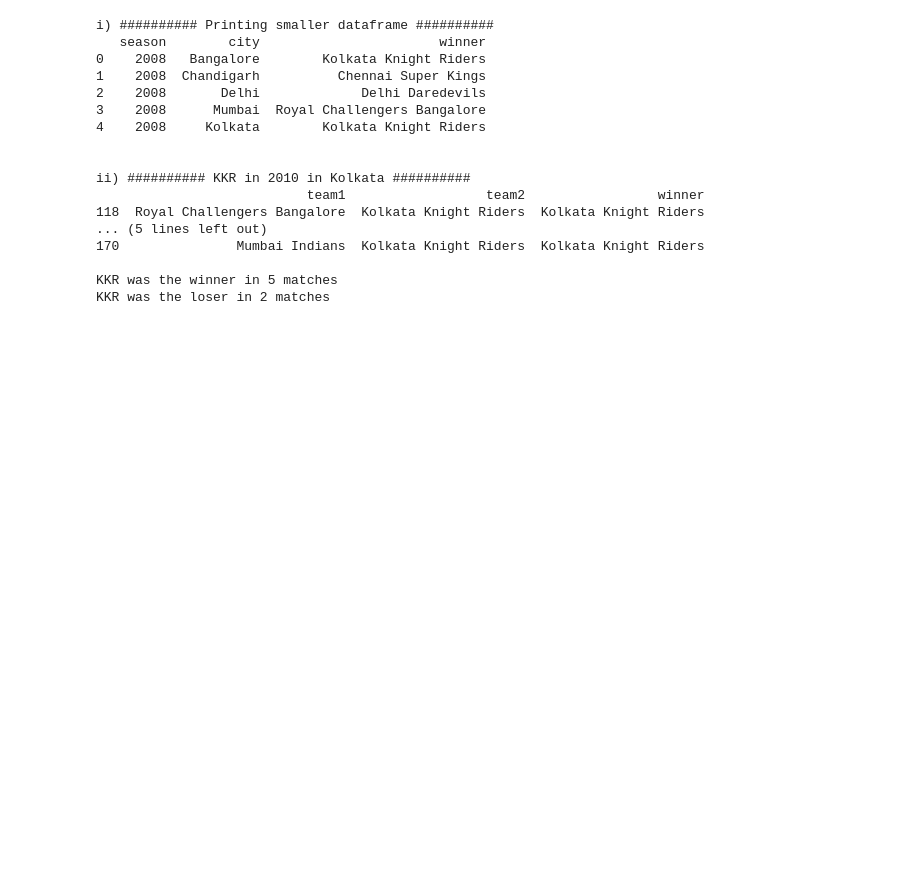
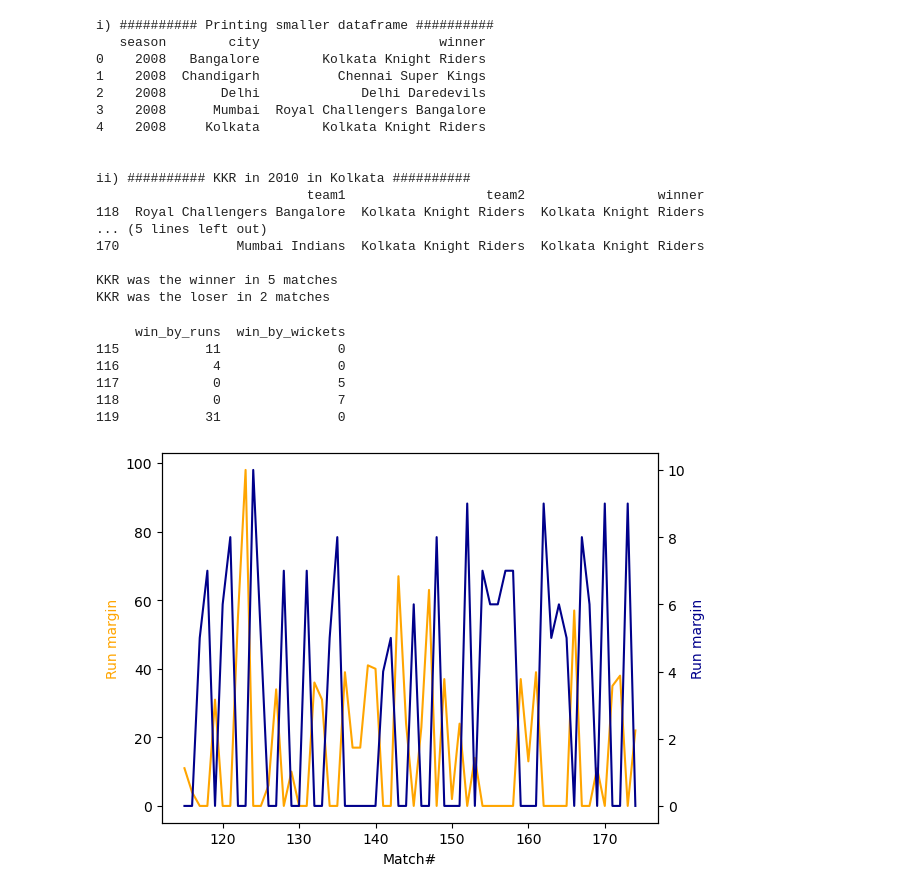
Before and after one commit to skp80286/PH_434, a Jupyter notebook: practical_11.ipynb, the cells around one changed output. Saved outputs shown, nothing was run; the diff lists cells and outputs as text; code cells hidden in the pictures; blank space fills up the shorter version.

```diff
--- a/practical_11.ipynb
+++ b/practical_11.ipynb
@@ -138,3 +138,23 @@ KKR was the winner in 5 matches
 KKR was the loser in 2 matches
 # %%
 def plot_winning_margin(season):
+    season_matches = ipl_df[ipl_df['season']==season][['win_by_runs', 'win_by_wickets']]
+    print(season_matches.head())
+
+    fig,ax1 = plt.subplots()
+    ax1.set_xlabel('Match#')
+    ax1.set_ylabel('Run margin', color='orange')
+    ax1.plot(season_matches['win_by_runs'], color='orange')
+
+    ax2 = ax1.twinx()
+    ax2.set_ylabel('Run margin', color='darkblue')
+    ax2.plot(season_matches['win_by_wickets'], color='darkblue')
+plot_winning_margin(2010)
+# %% [output]
+     win_by_runs  win_by_wickets
+115           11               0
+116            4               0
+117            0               5
+118            0               7
+119           31               0
+[figure, added]
```
